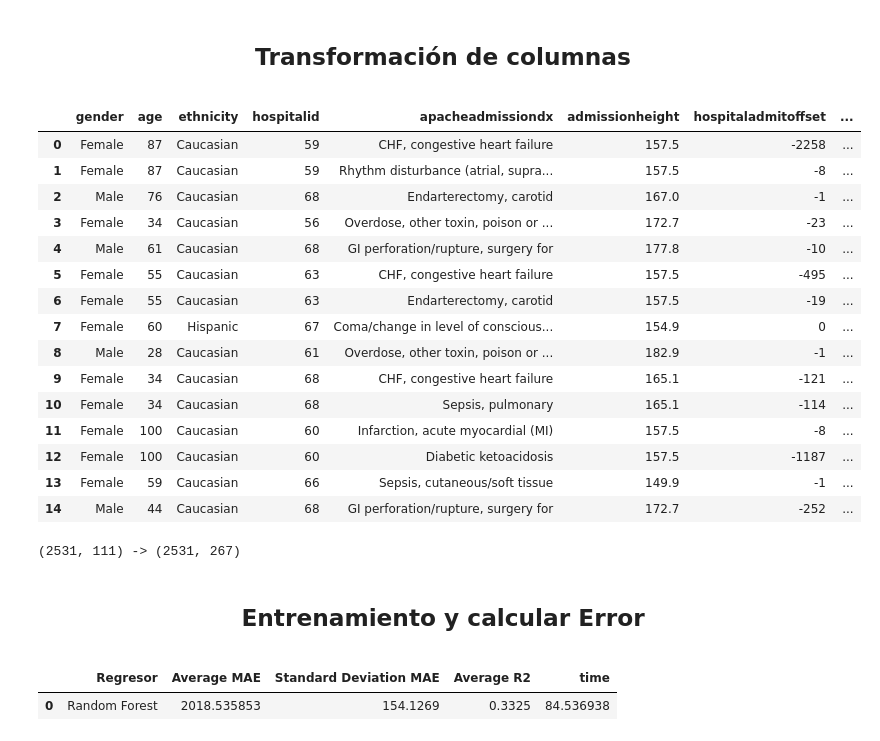
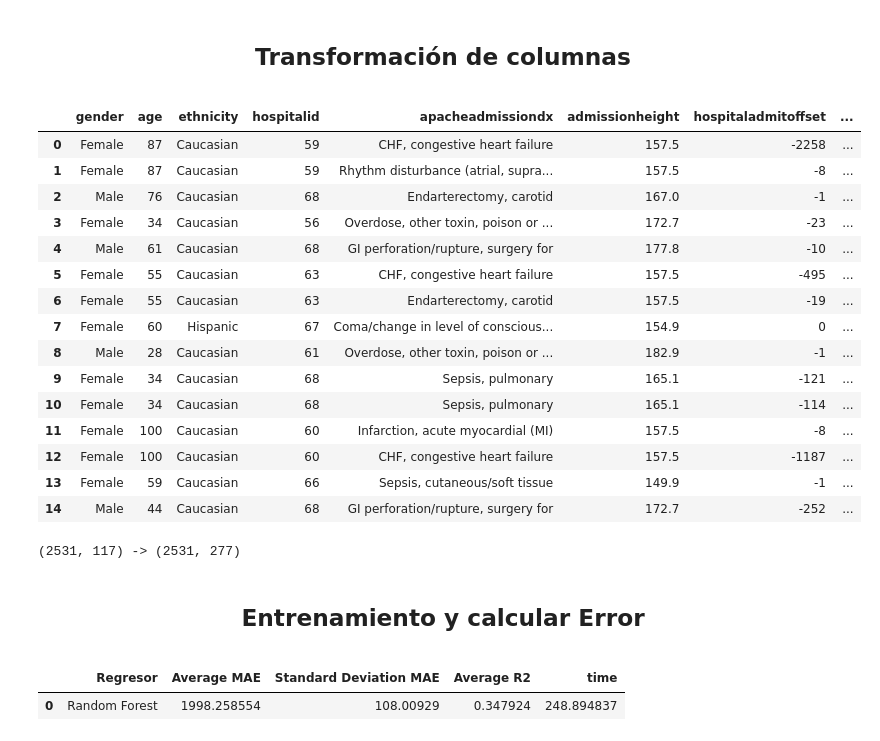
Before and after one commit to ThePylots/Reto1_Prediccion_Estancia_UCI, a Jupyter notebook: src/main.ipynb, the cells around one changed output. Cells and saved outputs as stored; diff of their text form; code cells hidden in the pictures.

```diff
--- a/src/main.ipynb
+++ b/src/main.ipynb
@@ -94,6 +94,7 @@ X_query = """
                    LEFT JOIN infusiondrug ID        ON P.patientunitstayid = ID.patientunitstayid
                    LEFT JOIN carePlanGeneral CG ON P.patientunitstayid = CG.patientunitstayid
                    LEFT JOIN carePlanInfectiousDisease CGID ON P.patientunitstayid = CGID.patientunitstayid
+                   LEFT JOIN carePlanGoal CPG ON P.patientunitstayid = CPG.patientunitstayid
 """
 
 X = sql_query(X_query).drop(columns=['patientunitstayid'])
@@ -108,7 +109,7 @@ X['currenthistoryseqnum'] = X['currenthistoryseqnum'].fillna('_Unknown')
 for col in 'BPD_Current BPD_Highest BPD_Lowest BPS_Current BPS_Highest BPS_Lowest Blood_Loss Dialysis_Net O2Sat_Current O2Sat_Highest O2Sat_Lowest Urine Intubated Comatose Ventilated Motor Verbal Eyes'.split():
     X[col] = X[col].fillna(-1)
 
-for col in 'Cardiovascular Respiratory Neurologic'.split():
+for col in 'Cardiovascular Respiratory Neurologic Care_Patient_Family Care_Pulmonary Care_Fluid_Balance_Treatments Care_Activity_Safety Care_Cardiovascular Care_Infection_Labs'.split():
     X[col] = X[col].fillna(0)
 
 for col in ['Categoria_Hospital', 'Categoria_Cardiology', 'Categoria_Internal_Medicine', 'Intervencion_I', 'Intervencion_II', 'Intervencion_III', 'Intervencion_IV']:
@@ -142,10 +143,10 @@ X.head(15)
 | 6 | Female | 55 | Caucasian | 63 | Endarterectomy, carotid | 157.5 | -19 | ... |
 | 7 | Female | 60 | Hispanic | 67 | Coma/change in level of conscious... | 154.9 | 0 | ... |
 | 8 | Male | 28 | Caucasian | 61 | Overdose, other toxin, poison or ... | 182.9 | -1 | ... |
-| 9 | Female | 34 | Caucasian | 68 | CHF, congestive heart failure | 165.1 | -121 | ... |
+| 9 | Female | 34 | Caucasian | 68 | Sepsis, pulmonary | 165.1 | -121 | ... |
 | 10 | Female | 34 | Caucasian | 68 | Sepsis, pulmonary | 165.1 | -114 | ... |
 | 11 | Female | 100 | Caucasian | 60 | Infarction, acute myocardial (MI) | 157.5 | -8 | ... |
-| 12 | Female | 100 | Caucasian | 60 | Diabetic ketoacidosis | 157.5 | -1187 | ... |
+| 12 | Female | 100 | Caucasian | 60 | CHF, congestive heart failure | 157.5 | -1187 | ... |
 | 13 | Female | 59 | Caucasian | 66 | Sepsis, cutaneous/soft tissue | 149.9 | -1 | ... |
 | 14 | Male | 44 | Caucasian | 68 | GI perforation/rupture, surgery for | 172.7 | -252 | ... |
 # %%
@@ -272,20 +273,31 @@ X_T = ColumnTransformer(transformers=[
 
     # CarePlanInfectiousDisease
     ('CPID_tipo_infeccion', OneHotEncoder(),  [109]),
-    ('CPID_seguridad_infeccion', OneHotEncoder(),  [110])
+    ('CPID_seguridad_infeccion', OneHotEncoder(),  [110]),
+
+
+
+
+    # CarePlanGoal
+    ('Care_Patient_Family', 'passthrough',  [111]),
+    ('Care_Pulmonary', 'passthrough',  [112]),
+    ('Care_Fluid_Balance_Treatments', 'passthrough',  [113]),
+    ('Care_Activity_Safety', 'passthrough',  [114]),
+    ('Care_Cardiovascular', 'passthrough',  [115]),
+    ('Care_Infection_Labs', 'passthrough',  [116])
 ]).fit_transform(X)
 
 # Mostrar el cambio en columnas
 print(X.shape, '->', X_T.shape)
 # %% [output]
-(2531, 111) -> (2531, 267)
+(2531, 117) -> (2531, 277)
 # %% [markdown]
 <center><h2><b>Entrenamiento y calcular Error</b></h2></center>
 # %%
-#from xgboost import XGBRegressor
+from xgboost import XGBRegressor
 # avg df: 3484.0752 = 2.420139 dias.
 def cv_avg_std(reg, X, y, scoring):
-    maes = cross_val_score(reg, X, y, cv=3, scoring=scoring)
+    maes = cross_val_score(reg, X, y, cv=5, scoring=scoring)
     avg = stat.mean(maes)
     std_dev = stat.variance(maes)**(1/2)
 
@@ -302,31 +314,31 @@ def make_df(datos_reg):
 
     return error_df
 
 datos_reg = {}
 regressors = [
     #('RF', RandomForestRegressor()
     ('Random Forest', RandomForestRegressor(
       criterion="absolute_error",
       max_features=48,
       max_depth=50,
       random_state=600738951),
 
 # XGBRegressor	2077.741577	181.879263	0.309546	13.085054
 #    ( 'XGBRegressor', XGBRegressor(n_estimators=1000, max_depth=7, eta=0.1, subsample=0.7, colsample_bytree=0.8)
     )
 ]
 
 # Medir tiempo y hacer predicciones para cada regresor
 for reg_name, reg in regressors:
     start_time = time.time()
 
     maes, avg, std_dev = cv_avg_std(reg, X_T, y, 'neg_mean_absolute_error')
     maes, r2, _ = cv_avg_std(reg, X_T, y, 'r2')
 
     datos_reg[reg_name] = { 'avg': avg, 'std_dev': std_dev, 'time': time.time() - start_time }
     datos_reg[reg_name]['avg_r2'] = r2
 
 make_df(datos_reg)
 # %% [output]
 |  | Regresor | Average MAE | Standard Deviation MAE | Average R2 | time |
-| 0 | Random Forest | 2018.535853 | 154.1269 | 0.3325 | 84.536938 |
+| 0 | Random Forest | 1998.258554 | 108.00929 | 0.347924 | 248.894837 |
```
Also changed, not shown: 1 other file.
